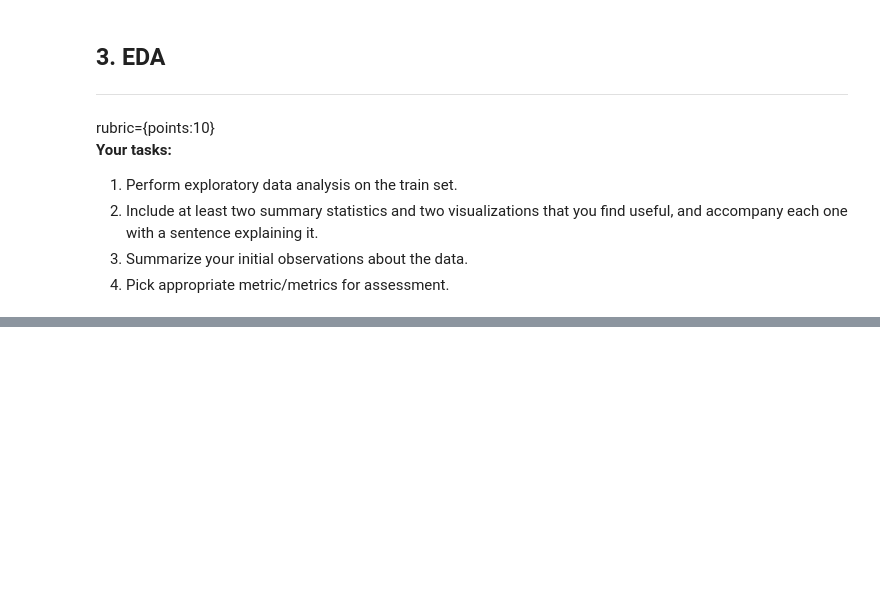
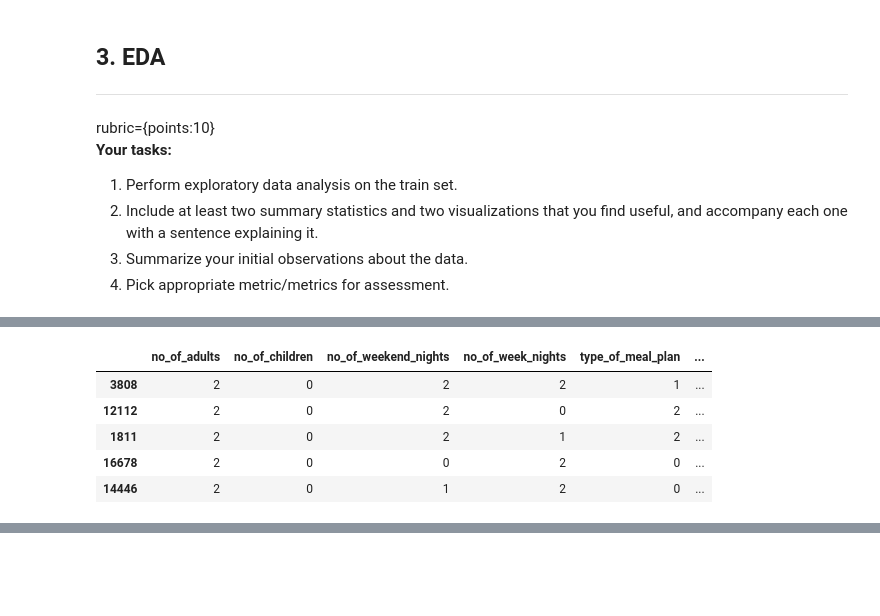
Before and after one commit to bchurch8/cpsc330-HW-repo, a Jupyter notebook: hw/hw6/hw6-starter.ipynb, the cells around one changed output, grey strips where cells are left out. Cells and saved outputs as stored; diff of their text form; code cells hidden in the pictures; blank space fills up the shorter version.

```diff
--- a/hw/hw6/hw6-starter.ipynb
+++ b/hw/hw6/hw6-starter.ipynb
@@ -151,0 +187,12 @@ rubric={points:10}
+# %%
+cancel = train_df.query("booking_status == 1")
+not_cancel = train_df.query("booking_status == 0")
+
+cancel.head()
+# %% [output]
+|  | no_of_adults | no_of_children | no_of_weekend_nights | no_of_week_nights | type_of_meal_plan | ... |
+| 3808 | 2 | 0 | 2 | 2 | 1 | ... |
+| 12112 | 2 | 0 | 2 | 0 | 2 | ... |
+| 1811 | 2 | 0 | 2 | 1 | 2 | ... |
+| 16678 | 2 | 0 | 0 | 2 | 0 | ... |
+| 14446 | 2 | 0 | 1 | 2 | 0 | ... |
```
Also changed, not shown: parts of 7 cells of this notebook.
